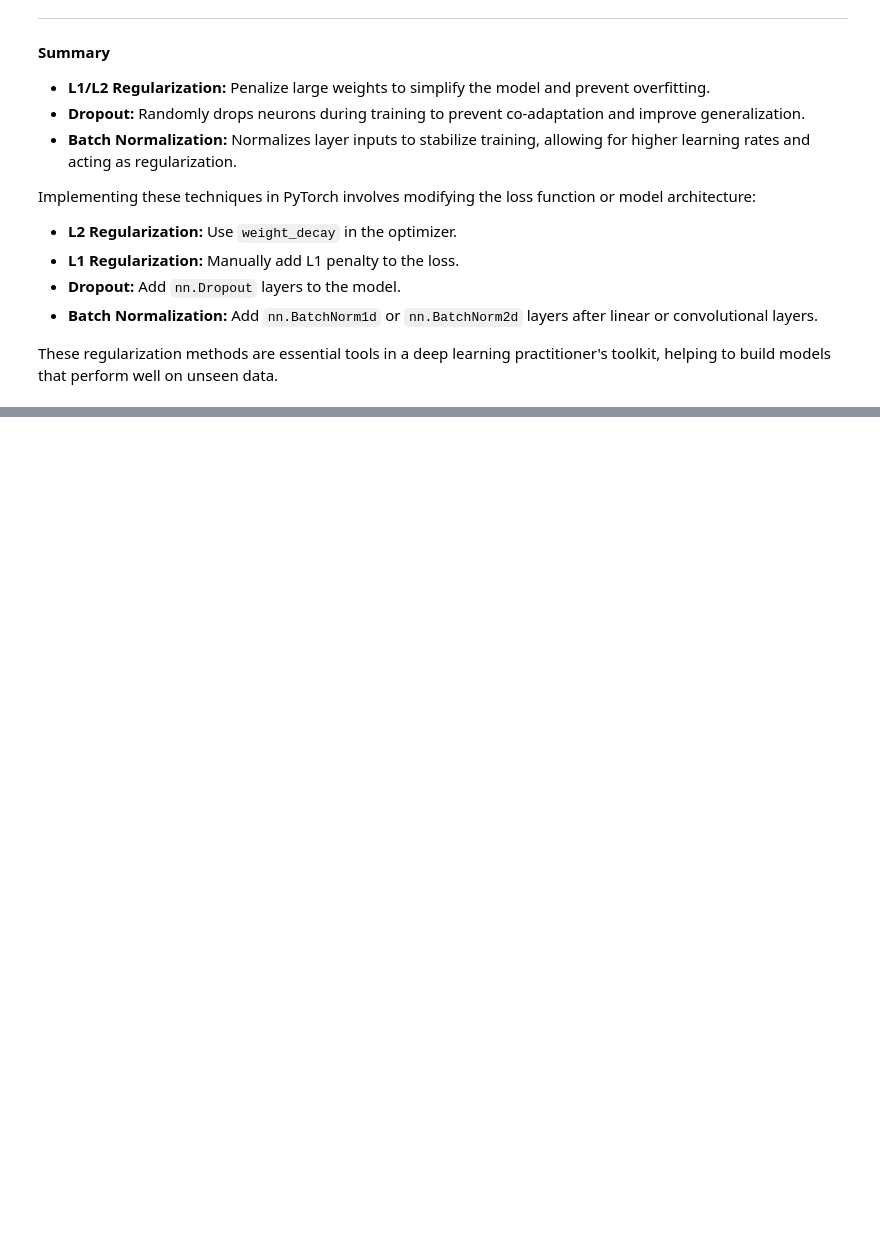
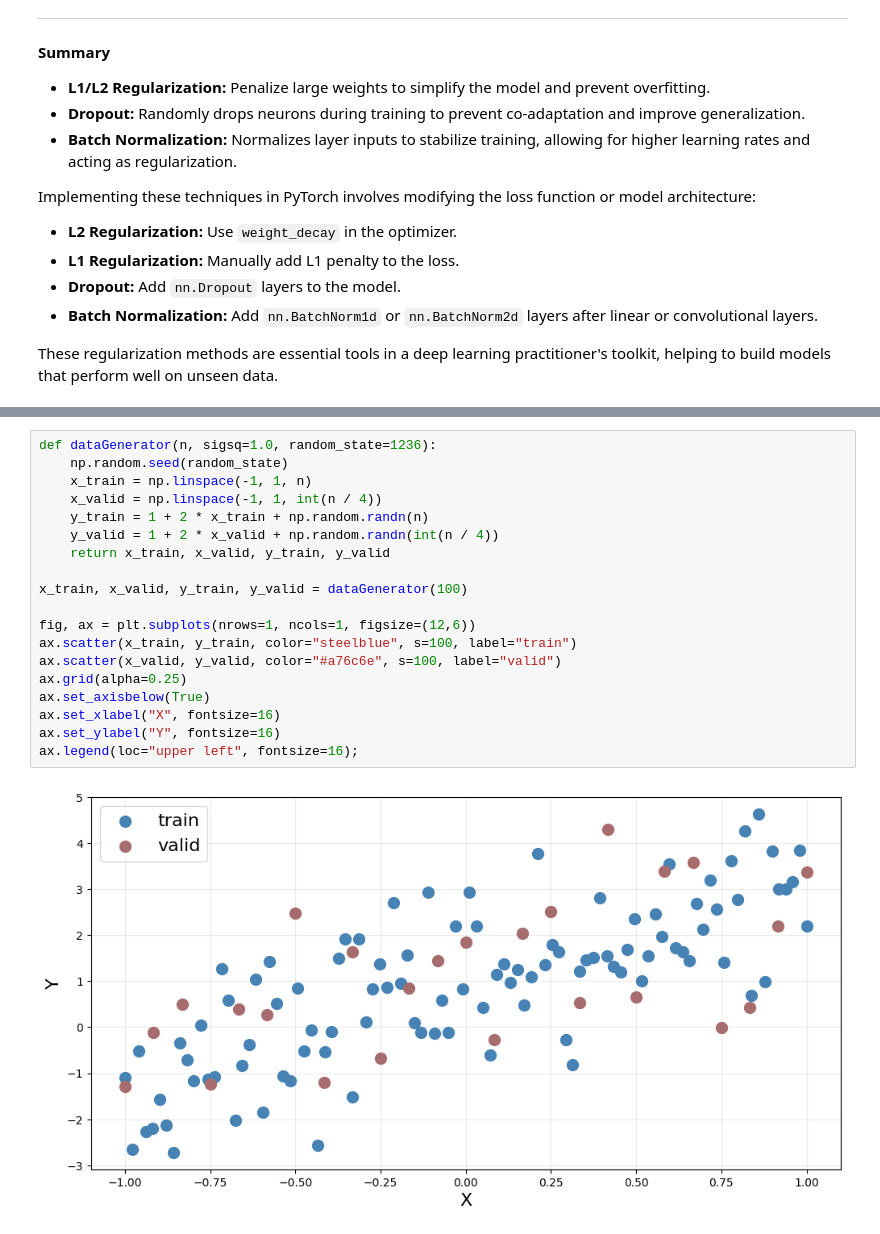
Before and after one commit to akkefa/ml-notes, a Jupyter notebook: docs/deep_learning/optimization.ipynb, the cells around one changed output, grey strips where cells are left out. Saved outputs shown, nothing was run; the diff lists cells and outputs as text; blank space fills up the shorter version.

```diff
--- a/docs/deep_learning/optimization.ipynb
+++ b/docs/deep_learning/optimization.ipynb
@@ -1143,0 +1195,21 @@ These regularization methods are essential tools in a deep learning practitioner
+# %%
+def dataGenerator(n, sigsq=1.0, random_state=1236):
+    np.random.seed(random_state)
+    x_train = np.linspace(-1, 1, n)
+    x_valid = np.linspace(-1, 1, int(n / 4))
+    y_train = 1 + 2 * x_train + np.random.randn(n)
+    y_valid = 1 + 2 * x_valid + np.random.randn(int(n / 4))
+    return x_train, x_valid, y_train, y_valid
+
+x_train, x_valid, y_train, y_valid = dataGenerator(100)
+
+fig, ax = plt.subplots(nrows=1, ncols=1, figsize=(12,6))
+ax.scatter(x_train, y_train, color="steelblue", s=100, label="train")
+ax.scatter(x_valid, y_valid, color="#a76c6e", s=100, label="valid")
+ax.grid(alpha=0.25)
+ax.set_axisbelow(True)
+ax.set_xlabel("X", fontsize=16)
+ax.set_ylabel("Y", fontsize=16)
+ax.legend(loc="upper left", fontsize=16);
+# %% [output]
+[figure, added]
```
Also changed, not shown: parts of 8 cells of this notebook.
